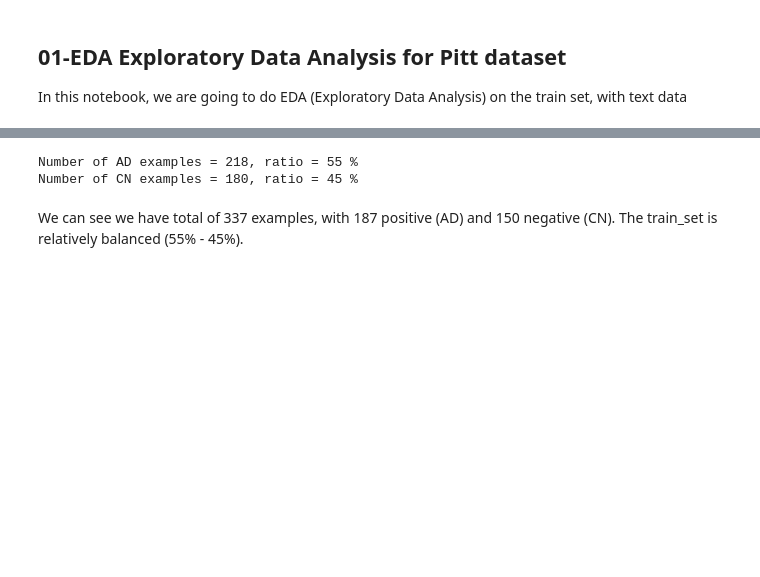
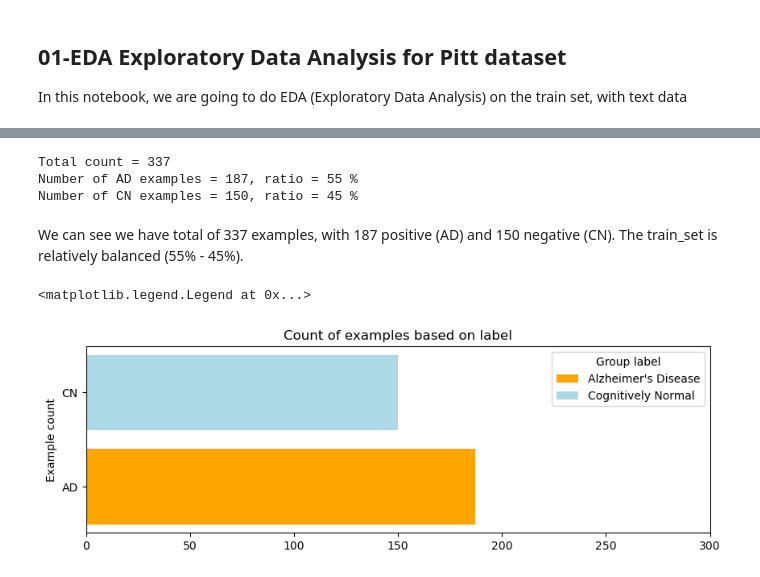
Before and after one commit to M-I-Dx/alzheimers_detection_capstone, a Jupyter notebook: src/EDA/pitt/01_eda_pitt.ipynb, the cells around one changed output, grey strips where cells are left out. Saved outputs shown, nothing was run; the diff lists cells and outputs as text; code cells hidden in the pictures; blank space fills up the shorter version.

```diff
--- a/src/EDA/pitt/01_eda_pitt.ipynb
+++ b/src/EDA/pitt/01_eda_pitt.ipynb
@@ -103,11 +103,30 @@ CN unique words =
 # %%
+total_count = len(train_df)
 ad_count = len(train_df.query("target == 'AD'"))
 cn_count = len(train_df.query("target == 'CN'"))
 
-print(f"Number of AD examples = {ad_count}, ratio = {ad_count * 100 / len(train_df) :.0f} %")
-print(f"Number of CN examples = {cn_count}, ratio = {cn_count * 100 / len(train_df) :.0f} %")
+print("Total count =", total_count)
+print(f"Number of AD examples = {ad_count}, ratio = {ad_count * 100 / total_count :.0f} %")
+print(f"Number of CN examples = {cn_count}, ratio = {cn_count * 100 / total_count :.0f} %")
 # %% [output]
-Number of AD examples = 218, ratio = 55 %
-Number of CN examples = 180, ratio = 45 %
+Total count = 337
+Number of AD examples = 187, ratio = 55 %
+Number of CN examples = 150, ratio = 45 %
 # %% [markdown]
 We can see we have total of 337 examples, with 187 positive (AD) and 150 negative (CN). The train_set is relatively balanced (55% - 45%).
+# %%
+# visualize
+fig, ax = plt.subplots()
+fig.set_size_inches(10, 3)
+ax.barh(['AD', 'CN'],
+       [ad_count, cn_count],
+       label=["Alzheimer's Disease", "Cognitively Normal"],
+       color=["orange", "lightblue"]
+      )
+ax.set_xbound(0, 300)
+ax.set_ylabel("Example count")
+ax.set_title("Count of examples based on label")
+ax.legend(title="Group label")
+# %% [output]
+<matplotlib.legend.Legend at 0x...>
+[figure, added]
```
Also changed, not shown: parts of 5 cells of this notebook, 1 other file.
